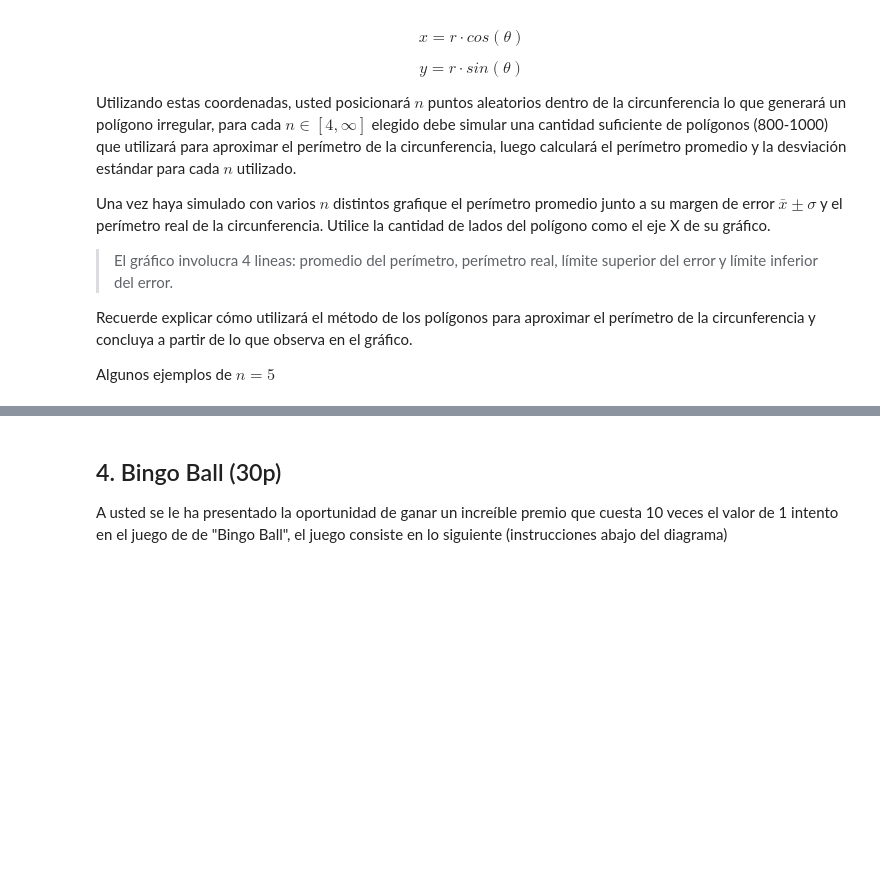
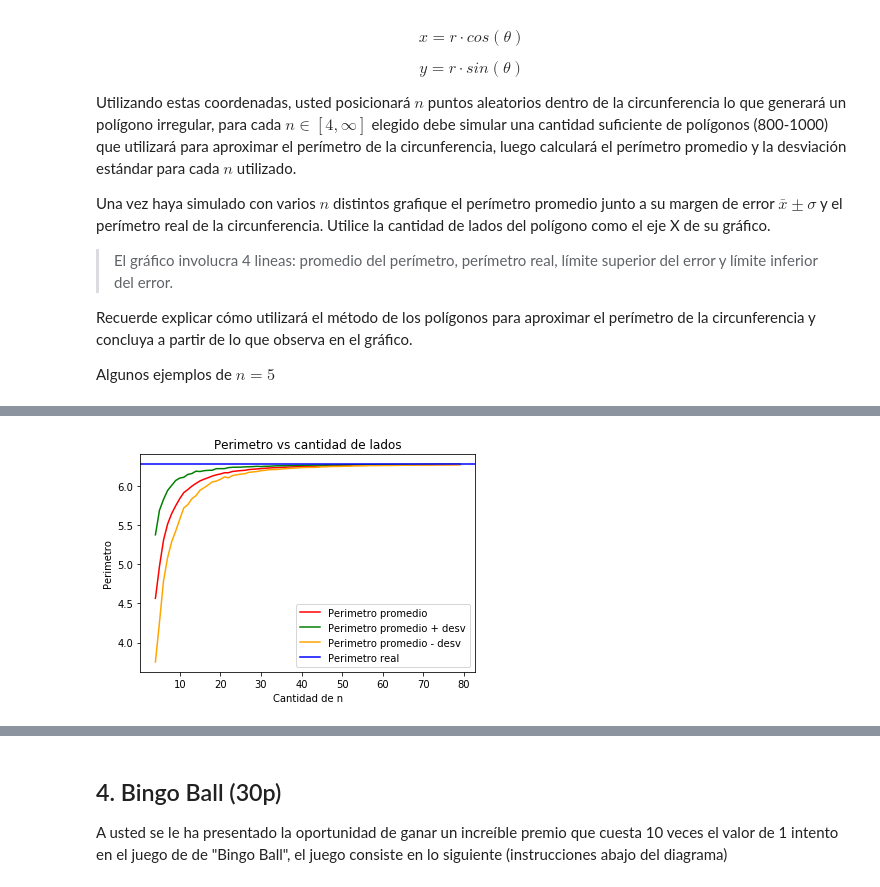
Before and after one commit to Lirlisa/estaca-lab1, a Jupyter notebook: Laboratorio_1_heidi.ipynb, the cells around one changed output, grey strips where cells are left out. Saved outputs shown, nothing was run; the diff lists cells and outputs as text; code cells hidden in the pictures; blank space fills up the shorter version.

```diff
--- a/Laboratorio_1_heidi.ipynb
+++ b/Laboratorio_1_heidi.ipynb
@@ -150,31 +150,32 @@ def suma_distancia(angulos):
         else:
             delta_x = math.cos(angulos[i]) - math.cos(angulos[i+1])
             delta_y = math.sin(angulos[i]) - math.sin(angulos[i+1])
             sum += (delta_x**2 + delta_y**2)**0.5
     return sum
 
 prom_perimetro = []
 desv_est = []
 valores_n = range(4, 80)
 for n in valores_n:
     perimetros = []
     for i in range(0, 1000):
         ls_angulos = np.random.uniform(0, 2*math.pi, n)
         perimetros.append(suma_distancia(ls_angulos))
     np_perimetros = np.asarray(perimetros)
     prom_perimetro.append(np_perimetros.mean())
     desv_est.append(np_perimetros.std())
 np_prom = np.asarray(prom_perimetro)
 np_desv_est = np.asarray(desv_est)
 
 plt.plot(valores_n, prom_perimetro, color = 'red', label='Perimetro promedio')
 plt.plot(valores_n, np_prom + np_desv_est, color = 'green', label='Perimetro promedio + desv')
 plt.plot(valores_n, np_prom - np_desv_est, color = 'orange', label='Perimetro promedio - desv')
 plt.axhline(y = 2*math.pi, color = 'blue', label='Perimetro real')
 plt.xlabel('Cantidad de n')
 plt.ylabel('Perimetro')
 plt.title('Perimetro vs cantidad de lados')
 plt.legend(loc='lower right')
 
-plt.show
+plt.show()
 # %% [output]
+[figure, added]
```
Also changed, not shown: parts of 1 cell of this notebook, 1 other file.
